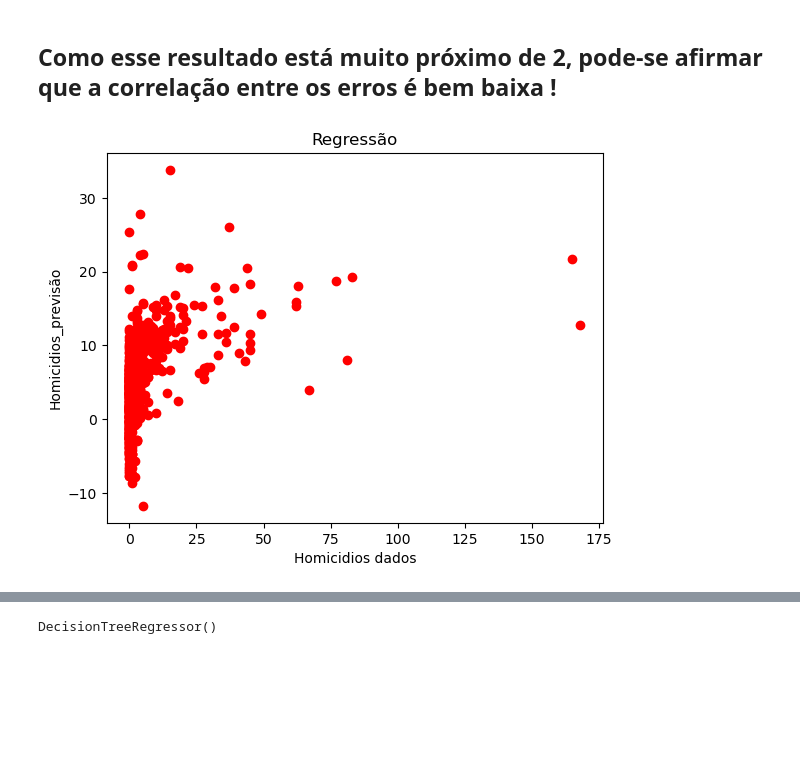
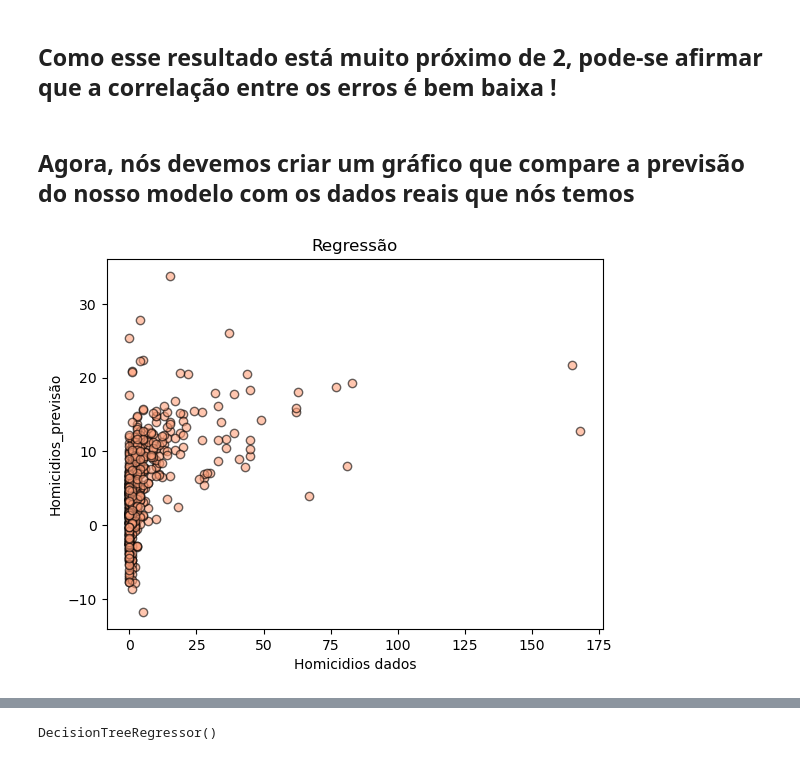
Before and after one commit to felipebns/P2_Cdados, a Jupyter notebook: p2_cdados.ipynb, the cells around one changed output, grey strips where cells are left out. Cells and saved outputs as stored; diff of their text form; code cells hidden in the pictures; blank space fills up the shorter version.

```diff
--- a/p2_cdados.ipynb
+++ b/p2_cdados.ipynb
@@ -338,12 +351,14 @@ resultado
 -1.7559999999999998
 # %% [markdown]
 ## Como esse resultado está muito próximo de 2, pode-se afirmar que a correlação entre os erros é bem baixa !
+# %% [markdown]
+## Agora, nós devemos criar um gráfico que compare a previsão do nosso modelo com os dados reais que nós temos
 # %%
 y = modelo_regress.predict()
-plt.scatter(tabela_sem_sp.Homicidio_total, y, color = 'red')
+plt.scatter(tabela_sem_sp.Homicidio_total, y, color = 'lightsalmon', alpha=0.6, edgecolors='black')
 plt.title('Regressão')
 plt.ylabel('Homicidios_previsão')
 plt.xlabel('Homicidios dados')
 plt.show()
 # %% [output]
-[figure, old version]
+[figure, new version]
```
Also changed, not shown: parts of 4 cells of this notebook.
